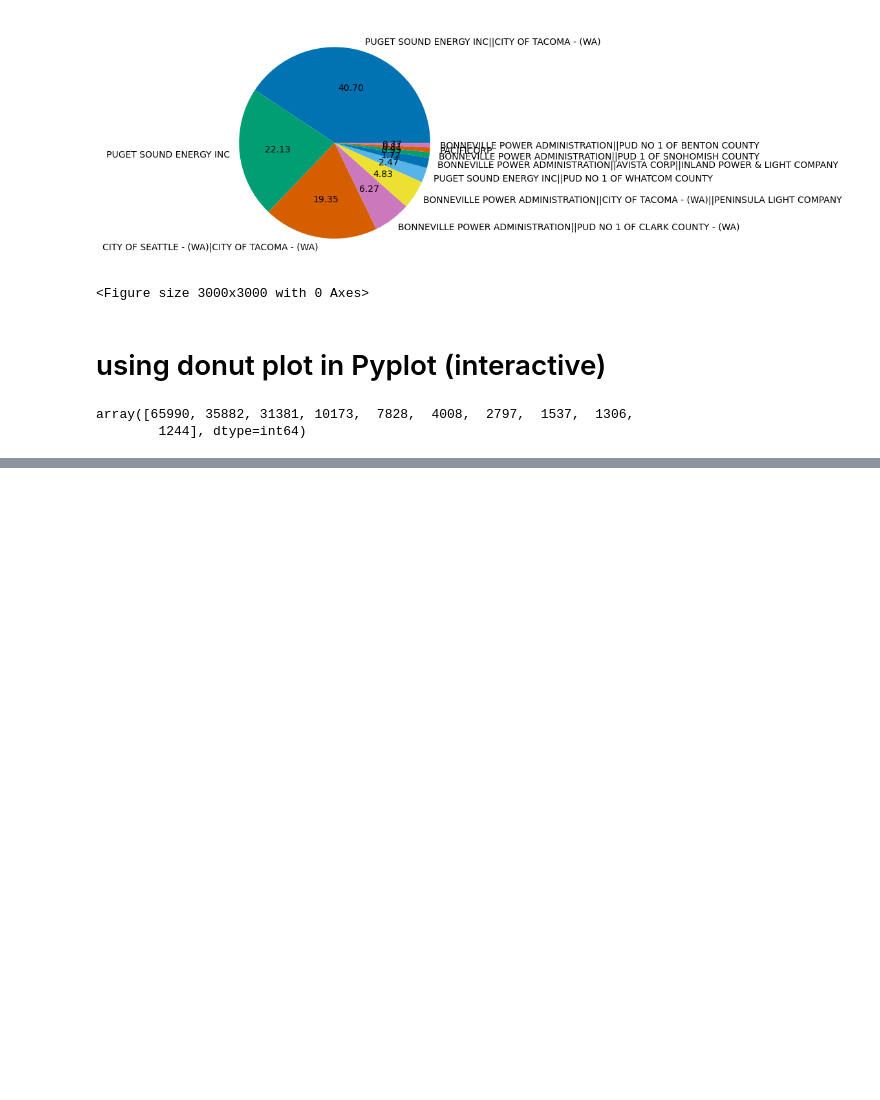
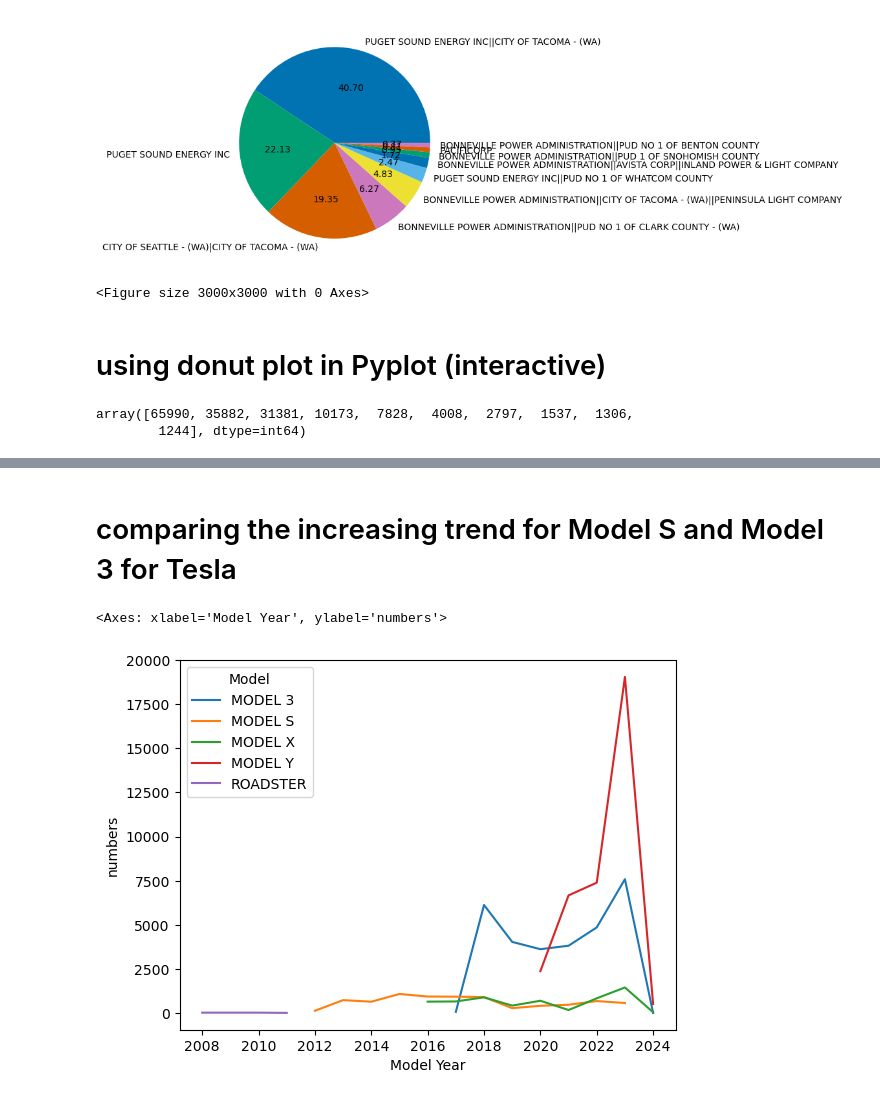
Before and after one commit to sshettyongit/EV_EDA_tesla, a Jupyter notebook: EV-EDA.ipynb, the cells around one changed output, grey strips where cells are left out. Drawn from its saved outputs; the diff is of its cells as text; code cells hidden in the pictures; blank space fills up the shorter version.

Commit message:
line plot for tesla

```diff
--- a/EV-EDA.ipynb
+++ b/EV-EDA.ipynb
@@ -173,0 +199,4 @@ fig.show()
+# %%
+tesladf = dframe[['Make' , 'Model' , 'City' , 'Model Year']].loc[dframe['Make'] == 'TESLA'].reset_index()
+# %%
+tesladf = tesladf.drop('index' , axis =1)
@@ -173,0 +219,7 @@ fig.show()
+# %%
+tesla_yr_dta = tesladf.groupby(['Model' , 'Model Year' ])
+tesla_yr_dta = tesla_yr_dta[[ 'Model' , 'Model Year' ]].size().reset_index()
+
+#necessary to do reset_index so that the result df doesnt have model and model year column in the index as a multiindex
+# %%
+tesla_yr_dta = tesla_yr_dta.rename({0:'numbers'} ,  axis = 'columns')
@@ -173,0 +246,7 @@ fig.show()
+# %% [markdown]
+# comparing the increasing trend for Model S and Model 3 for Tesla
+# %%
+sns.lineplot( data  = tesla_yr_dta , x = 'Model Year' , y = 'numbers' , hue = 'Model')
+# %% [output]
+<Axes: xlabel='Model Year', ylabel='numbers'>
+[figure, added]
```
Also changed, not shown: parts of 5 cells of this notebook.
